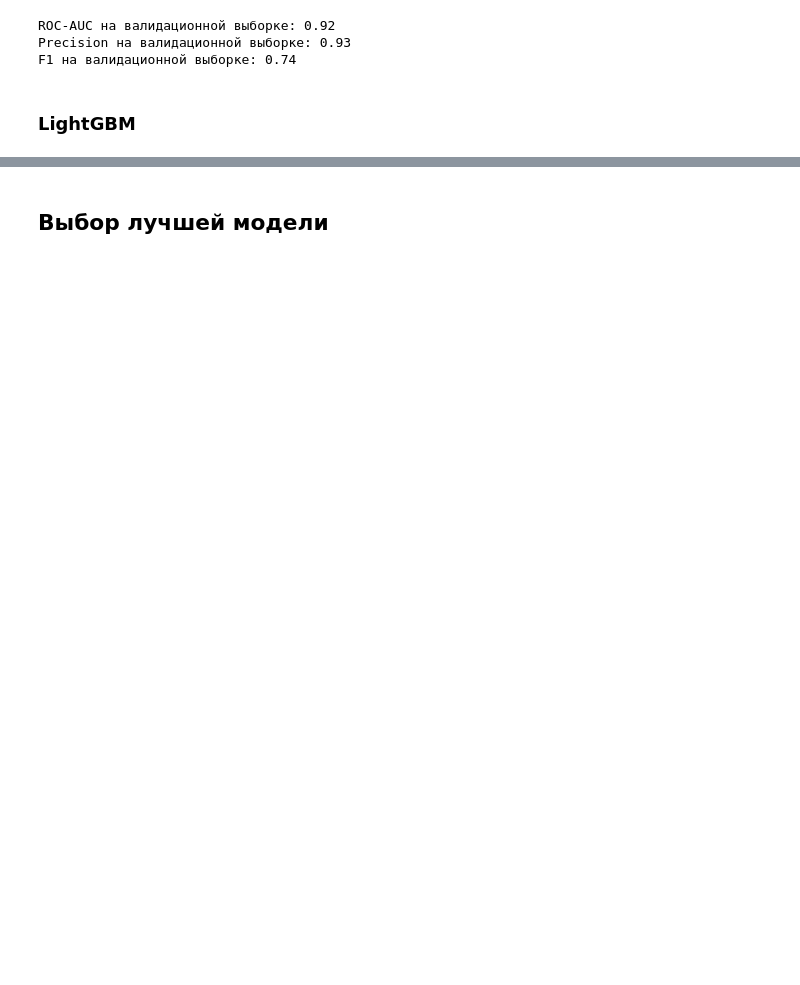
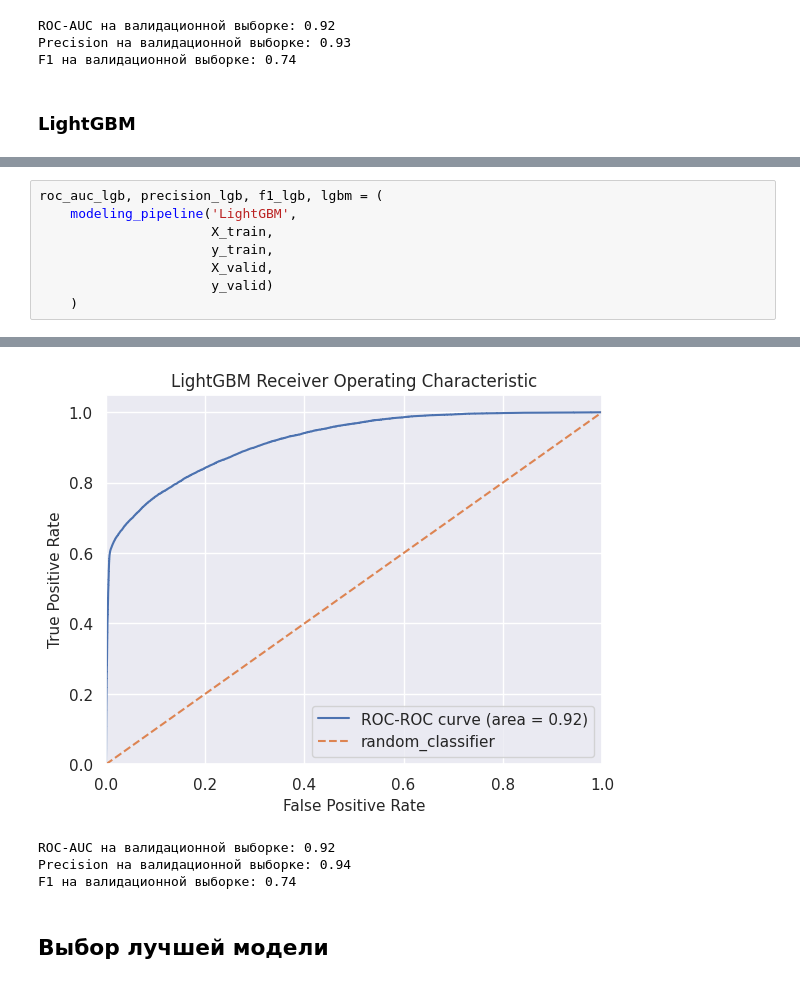
Before and after one commit to denis-42ds/classification_of_payment_requests, a Jupyter notebook: classification_of_payment_requests.ipynb, the cells around one changed output, grey strips where cells are left out. Cells and saved outputs as stored; diff of their text form; blank space fills up the shorter version.

```diff
--- a/classification_of_payment_requests.ipynb
+++ b/classification_of_payment_requests.ipynb
@@ -1393,0 +1354,9 @@ F1 на валидационной выборке: 0.74
+# %%
+roc_auc_lgb, precision_lgb, f1_lgb, lgbm = (
+    modeling_pipeline('LightGBM',
+                      X_train,
+                      y_train,
+                      X_valid,
+                      y_valid)
+    )
+# %% [output]
@@ -1394,3 +1379,7 @@ F1 на валидационной выборке: 0.74
+[figure, added]
+ROC-AUC на валидационной выборке: 0.92
+Precision на валидационной выборке: 0.94
+F1 на валидационной выборке: 0.74
 # %% [markdown]
 ## Выбор лучшей модели
 # %%
```
Also changed, not shown: parts of 32 cells of this notebook.
